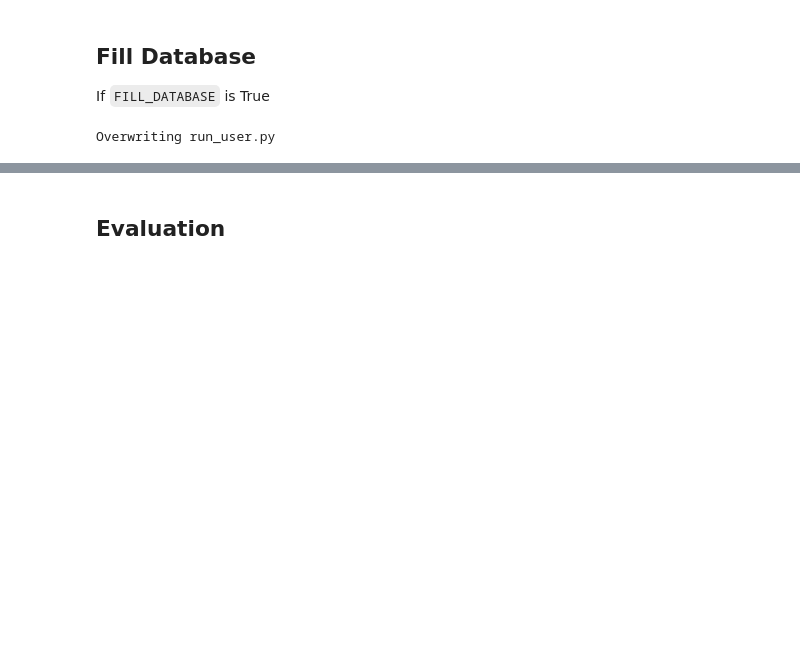
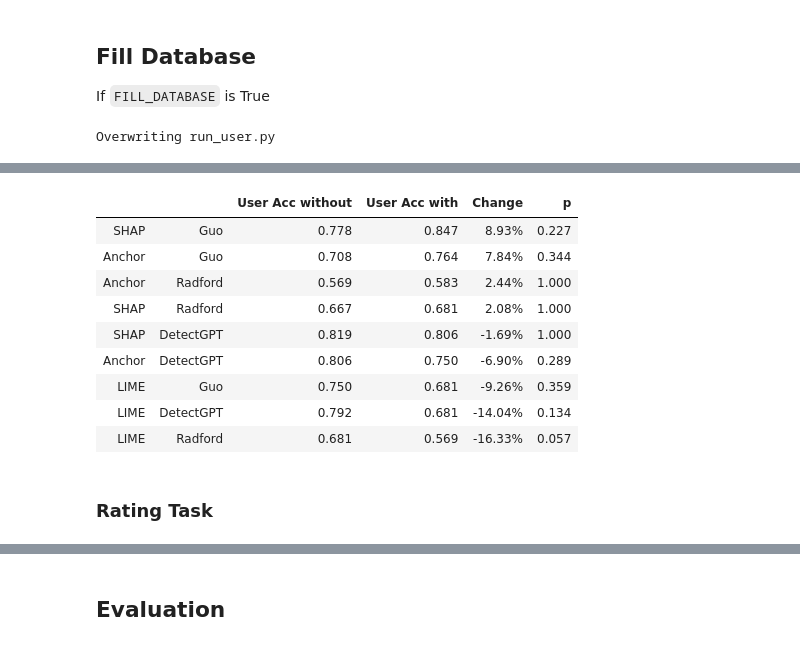
Before and after one commit to loris3/evaluation_explanation_quality, a Jupyter notebook: simulatability.ipynb, the cells around one changed output, grey strips where cells are left out. Saved outputs shown, nothing was run; the diff lists cells and outputs as text; code cells hidden in the pictures; blank space fills up the shorter version.

```diff
--- a/simulatability.ipynb
+++ b/simulatability.ipynb
@@ -3,8 +3,8 @@ This notebook evaluates the results form the user study. Set `FILL_DATABASE` to
 
 If mocking data, this notebook expects the server to run on `server_url` with a database with no entries, as set up by running `node setup.mjs`.
 # %%
-USER_STUDY_CSV = "./dataset_user_study.csv"
-SQLITE_DB = "../survey/db.db"
+USER_STUDY_CSV = "./results/user_study/selection.csv"
+SQLITE_DB = "../survey/db_final.db"
 FILL_DATABASE = False # if True, data is mocked, THIS CALLS THE APIs
 
 server_url = "http://localhost:3002" # server to mock data on
@@ -136,0 +267,57 @@ Name: ID, dtype: int64
+# %%
+# group level, (redundant but with different groupby)
+
+results = []
+for (explainer, detector),_ in u.groupby(["explainer","detector"]):
+    # get contingency table by explainer
+    phase_2 = u.join(is_correct_phase_2).loc[(u.join(is_correct_phase_2)["explainer"] == explainer) & (u.join(is_correct_phase_2)["detector"] == detector)].set_index(["explainer", "detector"])
+    phase_4 = u.join(is_correct_phase_4).loc[(u.join(is_correct_phase_4)["explainer"] == explainer) & (u.join(is_correct_phase_2)["detector"] == detector)].set_index(["explainer", "detector"])
+
+    contingency_table =SquareTable.from_data(pd.concat([phase_2.melt()["value"], phase_4.melt()["value"]], axis=1))
+
+    marginal_row_prob, marginal_col_prob = contingency_table.marginal_probabilities
+
+    user_accuracy_4 = marginal_col_prob[True]
+    user_accuracy_2 = marginal_row_prob[True]
+
+    m = mcnemar(contingency_table.table,exact=True) # use binominal distribution, p value already multiplied by 2
+
+    results.append((explainer.replace("_Explainer", ""), detector.replace("Detector", ""), #matrix, marginal_frequencies,
+                    user_accuracy_2,
+                    user_accuracy_4,
+                    ((user_accuracy_4 / user_accuracy_2) -1.0),
+                    m.pvalue#, m.statistic
+                    ))
+df = pd.DataFrame(results, columns=[
+    "",
+    "",
+    "User Acc without",
+    "User Acc with",
+    "Change",
+    "p"]).sort_values(by=["Change"], ascending=False).style.format({
+    "User Acc without": "{:.3f}".format,
+    "User Acc with": "{:.3f}".format,
+    "Change": "{:.2%}".format,
+    "p": "{:.3f}".format,
+}).hide(axis="index")
+latex_output.append(df.to_latex(environment="table",
+                                    convert_css=True,
+                                    clines="all;data",
+                                    escape = True,
+                                    hrules=True,
+                                    caption="Forward simulation experiment by group",
+                                    label="user-study-per-group"))
+df
+# %% [output]
+|  |  | User Acc without | User Acc with | Change | p |
+| SHAP | Guo | 0.778 | 0.847 | 8.93% | 0.227 |
+| Anchor | Guo | 0.708 | 0.764 | 7.84% | 0.344 |
+| Anchor | Radford | 0.569 | 0.583 | 2.44% | 1.000 |
+| SHAP | Radford | 0.667 | 0.681 | 2.08% | 1.000 |
+| SHAP | DetectGPT | 0.819 | 0.806 | -1.69% | 1.000 |
+| Anchor | DetectGPT | 0.806 | 0.750 | -6.90% | 0.289 |
+| LIME | Guo | 0.750 | 0.681 | -9.26% | 0.359 |
+| LIME | DetectGPT | 0.792 | 0.681 | -14.04% | 0.134 |
+| LIME | Radford | 0.681 | 0.569 | -16.33% | 0.057 |
+# %% [markdown]
+### Rating Task
```
Also changed, not shown: parts of 53 cells of this notebook, 8 other files.
